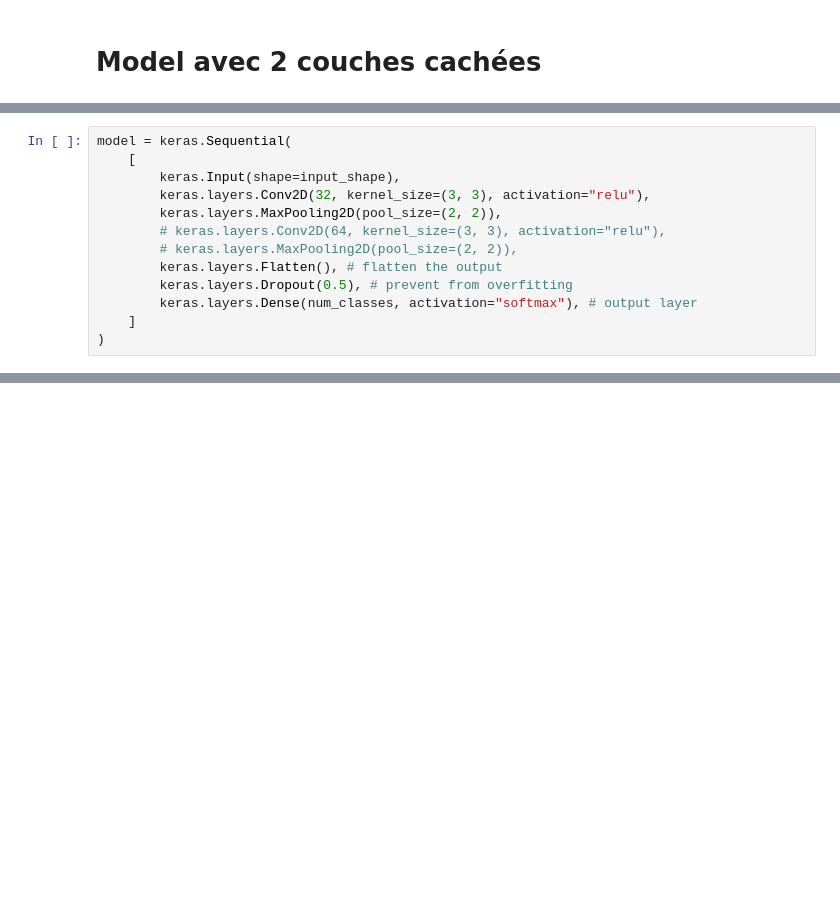
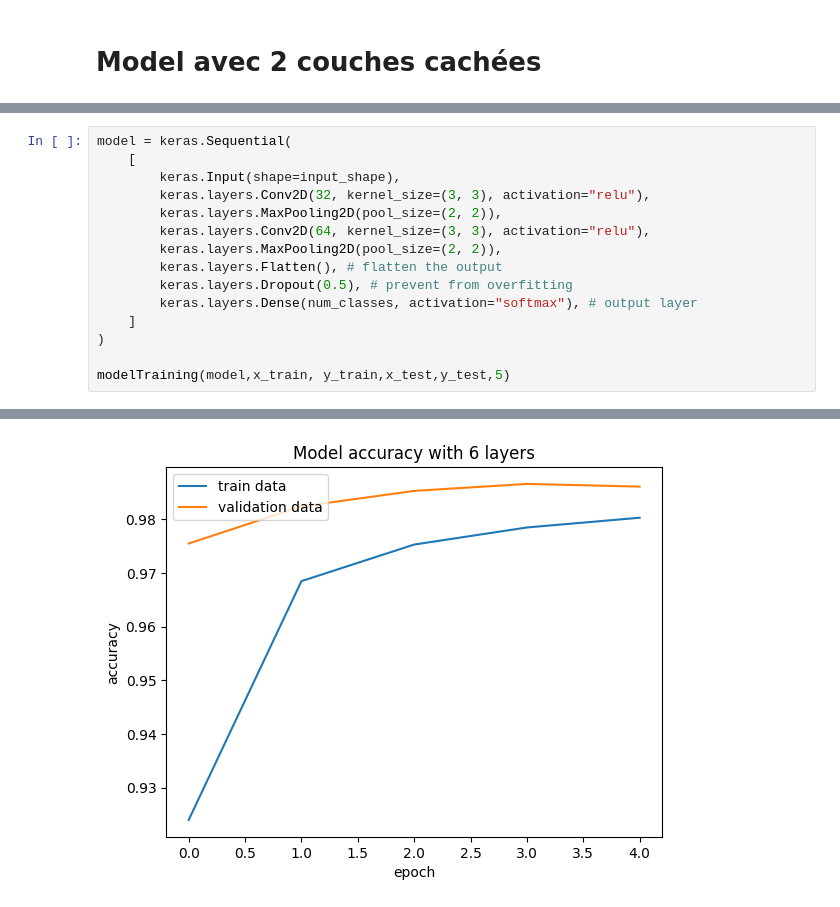
Before and after one commit to yannlbh/DeepInTheSauce, a Jupyter notebook: LEBIHAN_CORGNAC.ipynb, the cells around one changed output, grey strips where cells are left out. Saved outputs shown, nothing was run; the diff lists cells and outputs as text; blank space fills up the shorter version.

```diff
--- a/LEBIHAN_CORGNAC.ipynb
+++ b/LEBIHAN_CORGNAC.ipynb
@@ -306,10 +238,13 @@ model = keras.Sequential(
         keras.Input(shape=input_shape),
         keras.layers.Conv2D(32, kernel_size=(3, 3), activation="relu"),
         keras.layers.MaxPooling2D(pool_size=(2, 2)),
-        # keras.layers.Conv2D(64, kernel_size=(3, 3), activation="relu"),
-        # keras.layers.MaxPooling2D(pool_size=(2, 2)),
+        keras.layers.Conv2D(64, kernel_size=(3, 3), activation="relu"),
+        keras.layers.MaxPooling2D(pool_size=(2, 2)),
         keras.layers.Flatten(), # flatten the output
         keras.layers.Dropout(0.5), # prevent from overfitting
         keras.layers.Dense(num_classes, activation="softmax"), # output layer
     ]
 )
+
+modelTraining(model,x_train, y_train,x_test,y_test,5)
+# %% [output]
@@ -315,0 +261 @@ model = keras.Sequential(
+[figure, added]
```
Also changed, not shown: parts of 25 cells of this notebook.
